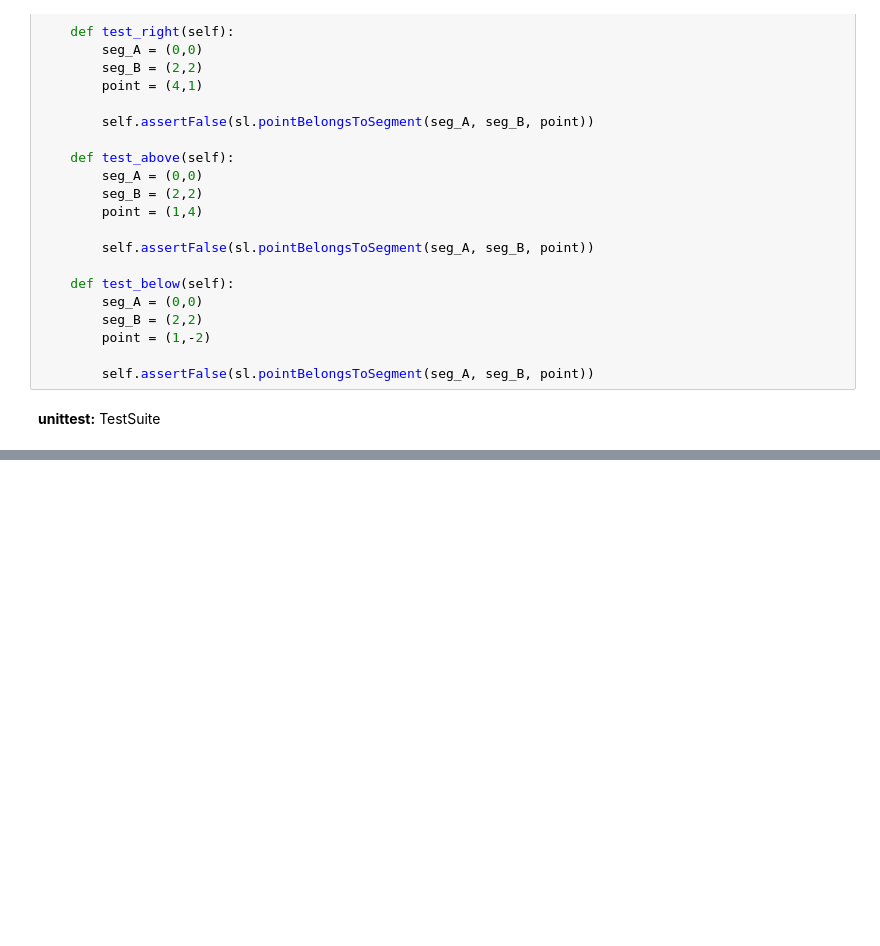
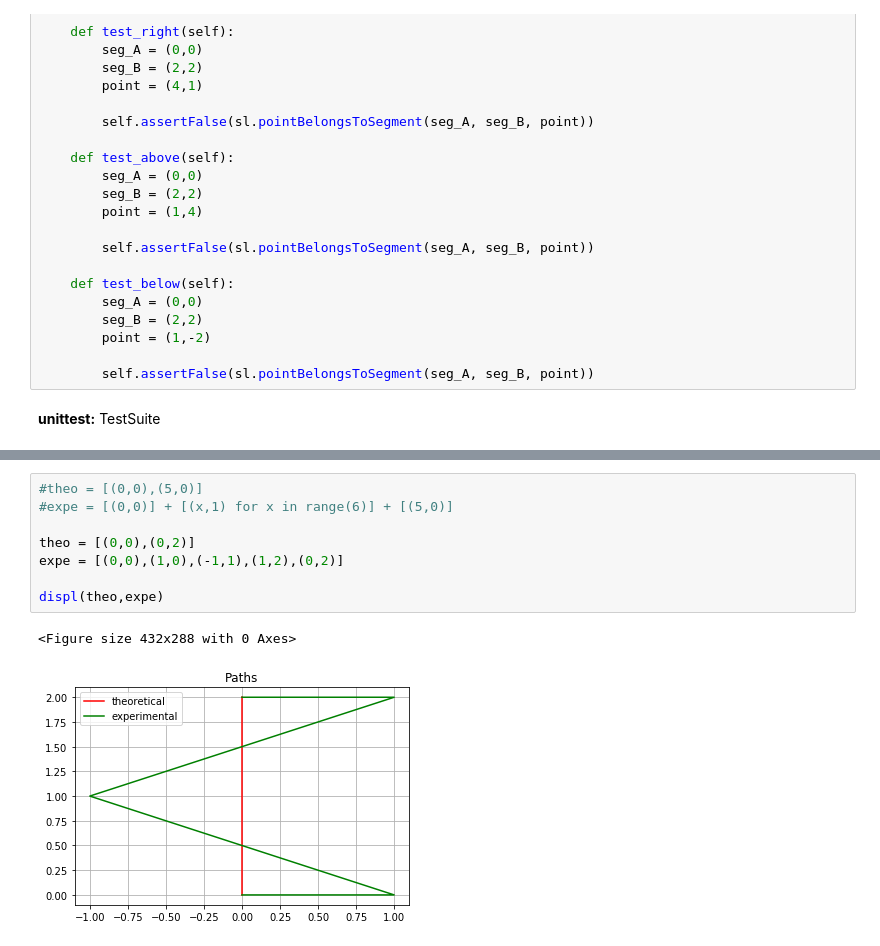
Before and after one commit to nzotto/CSRefresh_Project, a Jupyter notebook: test.ipynb, the cells around one changed output, grey strips where cells are left out. Drawn from its saved outputs; the diff is of its cells as text; blank space fills up the shorter version.

```diff
--- a/test.ipynb
+++ b/test.ipynb
@@ -572,3 +573,14 @@ Ran 52 tests in 0.125s
 
 FAILED (failures=4)
 <unittest.runner.TextTestResult run=52 errors=0 failures=4>
+# %%
+#theo = [(0,0),(5,0)]
+#expe = [(0,0)] + [(x,1) for x in range(6)] + [(5,0)]
+
+theo = [(0,0),(0,2)]
+expe = [(0,0),(1,0),(-1,1),(1,2),(0,2)]
+
+displ(theo,expe)
+# %% [output]
+<Figure size 432x288 with 0 Axes>
+[figure, added]
```
Also changed, not shown: parts of 4 cells of this notebook, 1 other file.
